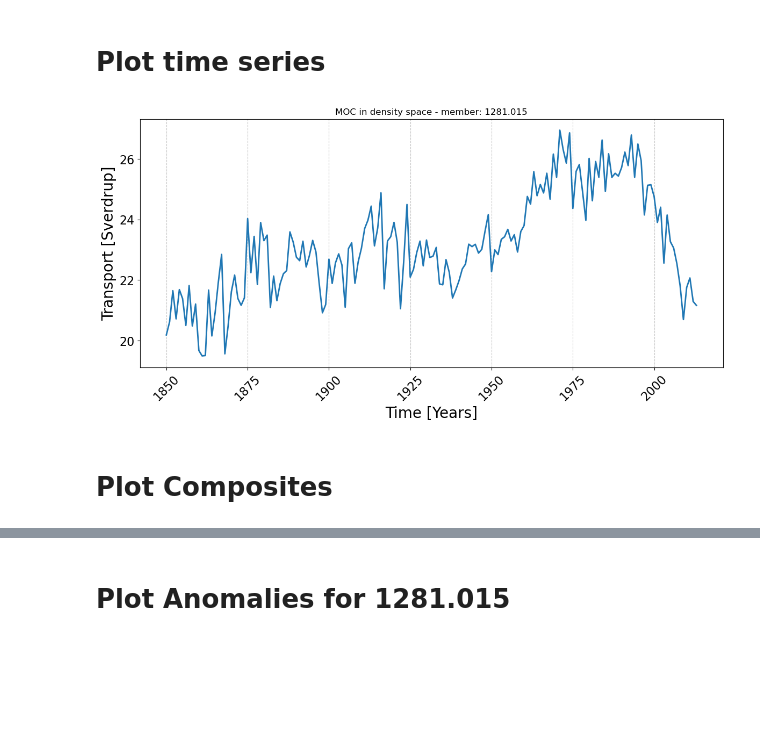
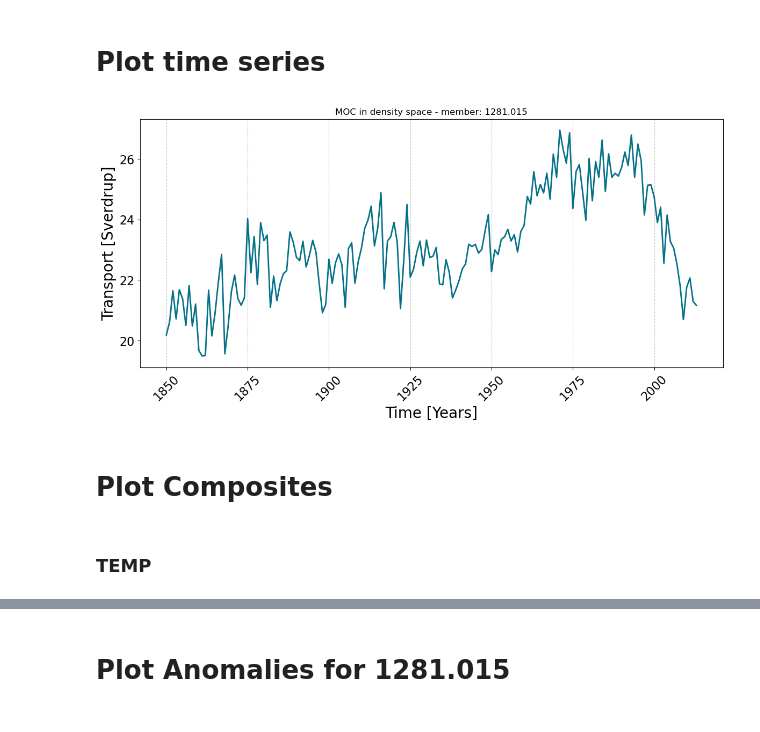
Before and after one commit to inagler/current, a Jupyter notebook: Figures_poster-Dec23.ipynb, the cells around one changed output, grey strips where cells are left out. Drawn from its saved outputs; the diff is of its cells as text; code cells hidden in the pictures; blank space fills up the shorter version.

```diff
--- a/Figures_poster-Dec23.ipynb
+++ b/Figures_poster-Dec23.ipynb
@@ -145,19 +147,19 @@ reshaped_data = signal.reshape(-1, 12)
 annual_mean = np.mean(reshaped_data, axis=1)
 # %%
 plt.figure(figsize=(14, 6))
-plt.plot(time_annual, annual_mean, linewidth=2)
+plt.plot(time_annual, annual_mean, linewidth=2, color='#047189')
 plt.ylabel('Transport [Sverdrup]', fontsize=20)
 plt.xlabel('Time [Years]', fontsize=20)
 plt.title('MOC in density space - member: '+member_names[-3][:-3])
 plt.xticks(fontsize=16, rotation=45)
 plt.yticks(fontsize=16)
 plt.locator_params(axis='x', nbins=8)
 plt.locator_params(axis='y', nbins=5)
 plt.grid(axis='x', linestyle='--', alpha=0.7)
 
 #plt.show()
 plt.savefig(os.path.expanduser('~/phase1_CONDA/results/')+'dens_MOC_'+member_names[-3][:-3]+'.png', bbox_inches='tight', dpi=300)
 # %% [output]
-[figure, old version]
+[figure, new version]
 # %% [markdown]
 # Plot Composites
@@ -163,0 +168,2 @@ plt.savefig(os.path.expanduser('~/phase1_CONDA/results/')+'dens_MOC_'+member_nam
+# %% [markdown]
+### TEMP
```
Also changed, not shown: parts of 30 cells of this notebook, 2 other files.
